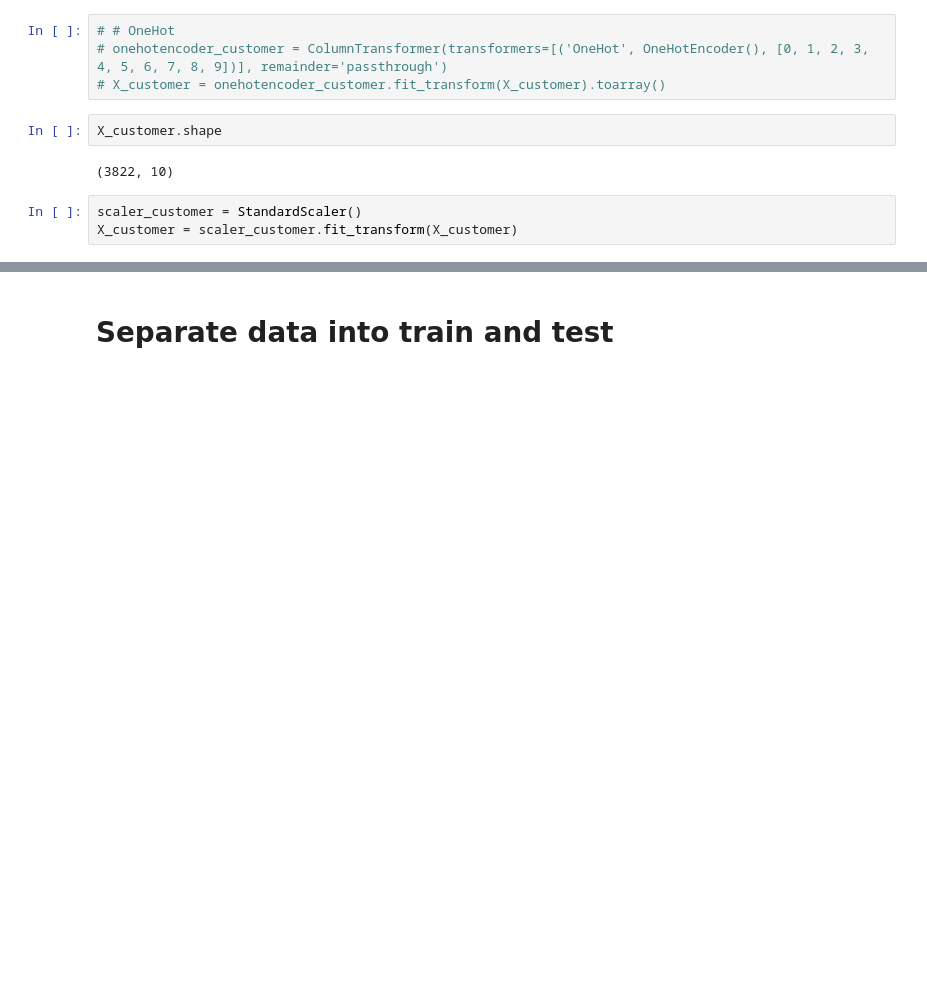
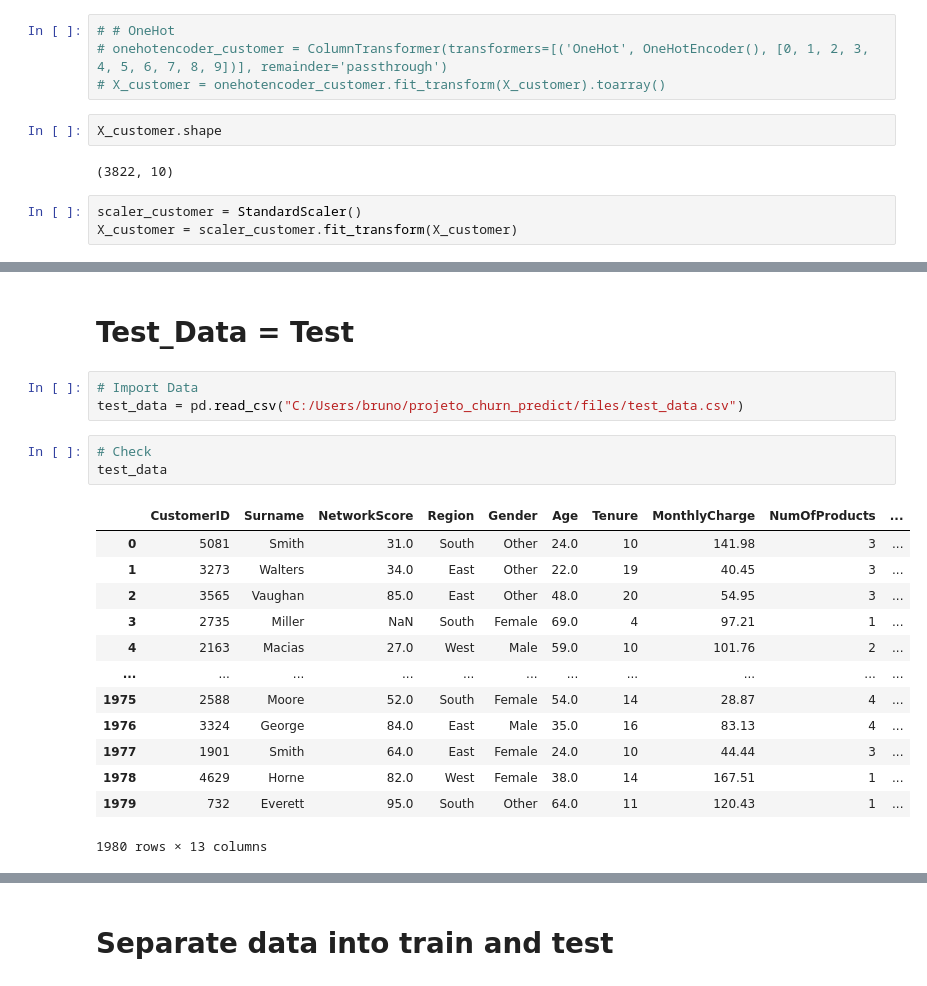
Before and after one commit to BorbaBruno/projeto_churn_predict, a Jupyter notebook: preprocessing_train_data.ipynb, the cells around one changed output, grey strips where cells are left out. Saved outputs shown, nothing was run; the diff lists cells and outputs as text; blank space fills up the shorter version.

Commit message:
train and test

```diff
--- a/preprocessing_train_data.ipynb
+++ b/preprocessing_train_data.ipynb
@@ -270,0 +289,22 @@ X_customer = scaler_customer.fit_transform(X_customer)
+# %% [markdown]
+# Test_Data = Test
+# %%
+# Import Data
+test_data = pd.read_csv("C:/Users/bruno/projeto_churn_predict/files/test_data.csv")
+# %%
+# Check
+test_data
+# %% [output]
+|  | CustomerID | Surname | NetworkScore | Region | Gender | Age | Tenure | MonthlyCharge | NumOfProducts | ... |
+| 0 | 5081 | Smith | 31.0 | South | Other | 24.0 | 10 | 141.98 | 3 | ... |
+| 1 | 3273 | Walters | 34.0 | East | Other | 22.0 | 19 | 40.45 | 3 | ... |
+| 2 | 3565 | Vaughan | 85.0 | East | Other | 48.0 | 20 | 54.95 | 3 | ... |
+| 3 | 2735 | Miller | NaN | South | Female | 69.0 | 4 | 97.21 | 1 | ... |
+| 4 | 2163 | Macias | 27.0 | West | Male | 59.0 | 10 | 101.76 | 2 | ... |
+| ... | ... | ... | ... | ... | ... | ... | ... | ... | ... | ... |
+| 1975 | 2588 | Moore | 52.0 | South | Female | 54.0 | 14 | 28.87 | 4 | ... |
+| 1976 | 3324 | George | 84.0 | East | Male | 35.0 | 16 | 83.13 | 4 | ... |
+| 1977 | 1901 | Smith | 64.0 | East | Female | 24.0 | 10 | 44.44 | 3 | ... |
+| 1978 | 4629 | Horne | 82.0 | West | Female | 38.0 | 14 | 167.51 | 1 | ... |
+| 1979 | 732 | Everett | 95.0 | South | Other | 64.0 | 11 | 120.43 | 1 | ... |
+1980 rows × 13 columns
```
Also changed, not shown: parts of 78 cells of this notebook, 5 other files.
